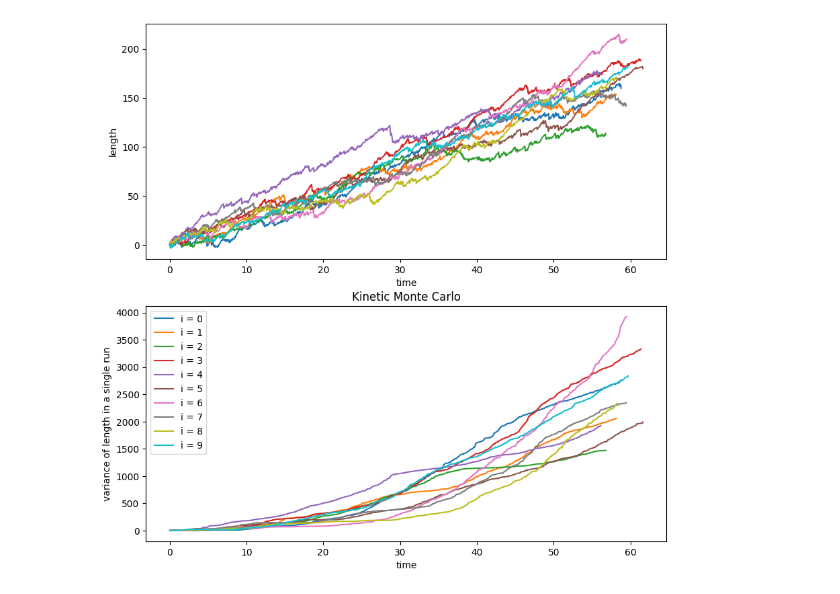
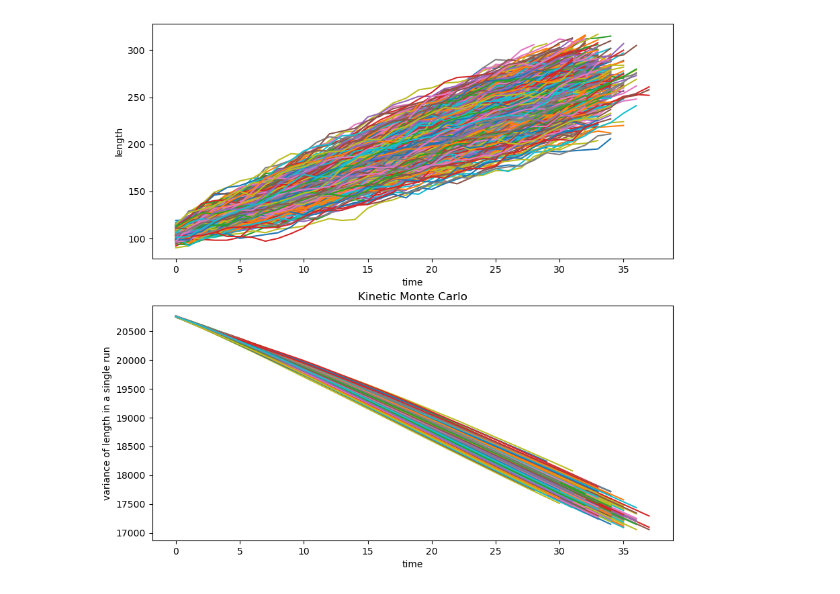
Before and after one commit to HARSHIL2836R/Sem4, a Jupyter notebook: BB626/kinetic_monte_carlo.ipynb, the cells around one changed output. Cells and saved outputs as stored; diff of their text form; code cells hidden in the pictures.

```diff
--- a/BB626/kinetic_monte_carlo.ipynb
+++ b/BB626/kinetic_monte_carlo.ipynb
@@ -4,41 +5,65 @@ import matplotlib.pyplot as plt
 # %%
 all_lengths = []
-for j in range(10):
+all_vars = []
+min_t = 2000
+steps = 500
+N = 1000
+for j in range(N):
     kon = 10
-    koff = 7
+    koff = 5
     t = 0
     pon = kon/(kon+koff)
     poff = koff/(kon+koff)
-    x = 2
-    lengths = []
-    times = []
-    var = []
-    for i in range(1000):
+    x = 100
+    lengths = [x for x in range(steps)] #time Units
+    times = [x for x in range(steps)]
+    var = [x for x in range(steps)]
+    # lengths = []
+    # times = []
+    # var = []
+    for i in range(steps):
         rand = np.random.random()
         if rand < pon:
             x += 1
         else:
             x -= 1
-        delta_t = - np.log(rand) / (kon+koff)
+        delta_t = - np.log(np.random.random()) / (kon+koff)
         t += delta_t
         sigma_sq = np.average(np.array(lengths)**2) - (np.average(lengths))**2
-        lengths.append(x)
-        times.append(t)
-        var.append(sigma_sq)
+        # lengths.append(x)
+        # times.append(t)
+        # var.append(sigma_sq)
+        for i in range(math.floor(t-delta_t),math.floor(t+1)):
+            lengths[i] = x
+            var[i] = sigma_sq
+            times[i] = i
+
+    lengths = lengths[:math.floor(t)]
+    times = times[:math.floor(t)]
+    var = var[:math.floor(t)]
+    min_t = t if t < min_t else min_t
 
     all_lengths.append(lengths)
+    all_vars.append(var)
     ax0 = plt.subplot(211)
     ax0.figure.set_size_inches(10,10)
     ax1 = plt.subplot(212)
     ax1.figure.set_size_inches(10,10)
     ax0.plot(times,lengths,label=f"i = {j}")
     ax1.plot(times,var,label=f"i = {j}")
     ax0.set_xlabel('time')
     ax1.set_xlabel('time')
     ax0.set_ylabel('length')
     ax1.set_ylabel('variance of length in a single run')
+
 plt.title("Kinetic Monte Carlo")
-plt.legend()
+# plt.legend()
 plt.show()
+
+for lengths in all_lengths:
+    all_lengths[all_lengths.index(lengths)] = lengths[:math.floor(min_t)]
+for vars in all_vars:
+    all_vars[all_vars.index(vars)] = vars[:math.floor(min_t)]
+times = times[:math.floor(min_t)]
 # %% [output]
-[figure, old version]
+[figure, new version]
```
Also changed, not shown: parts of 5 cells of this notebook, 22 other files.
